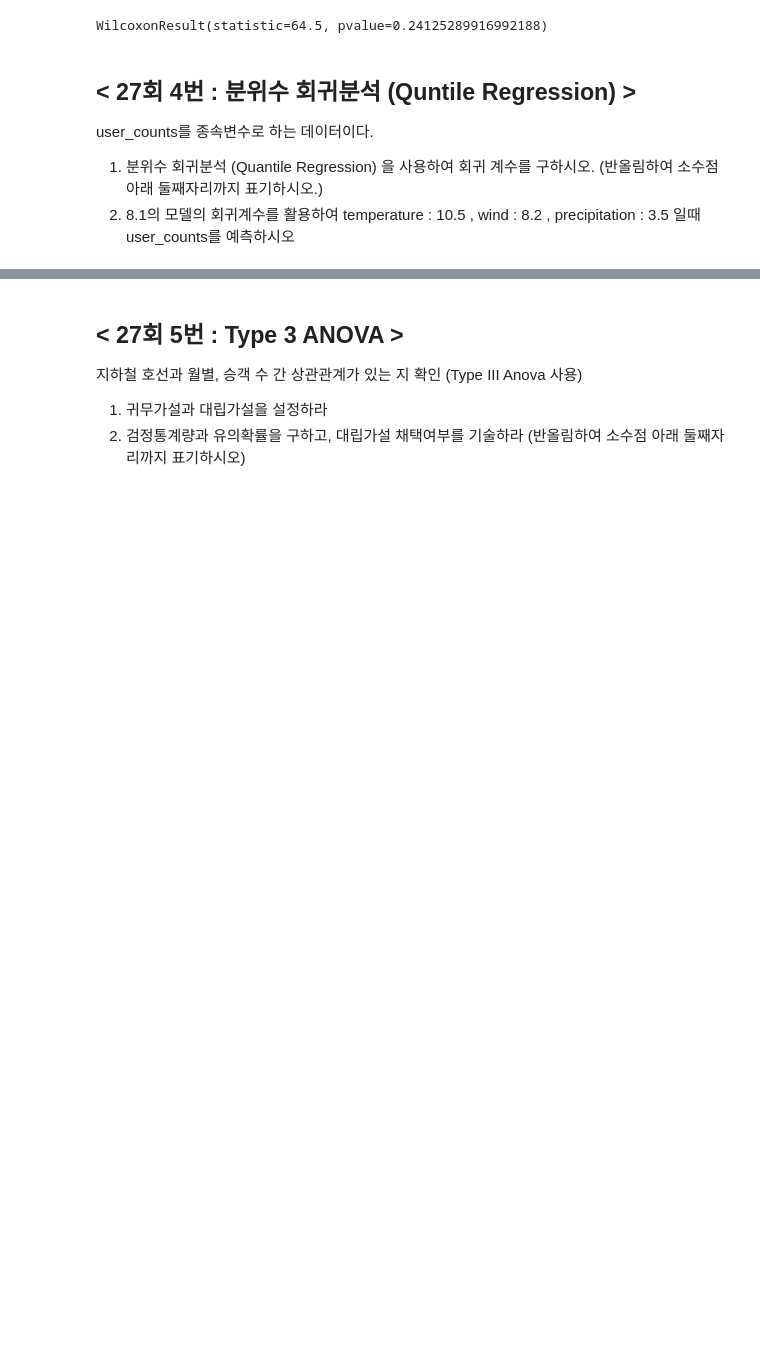
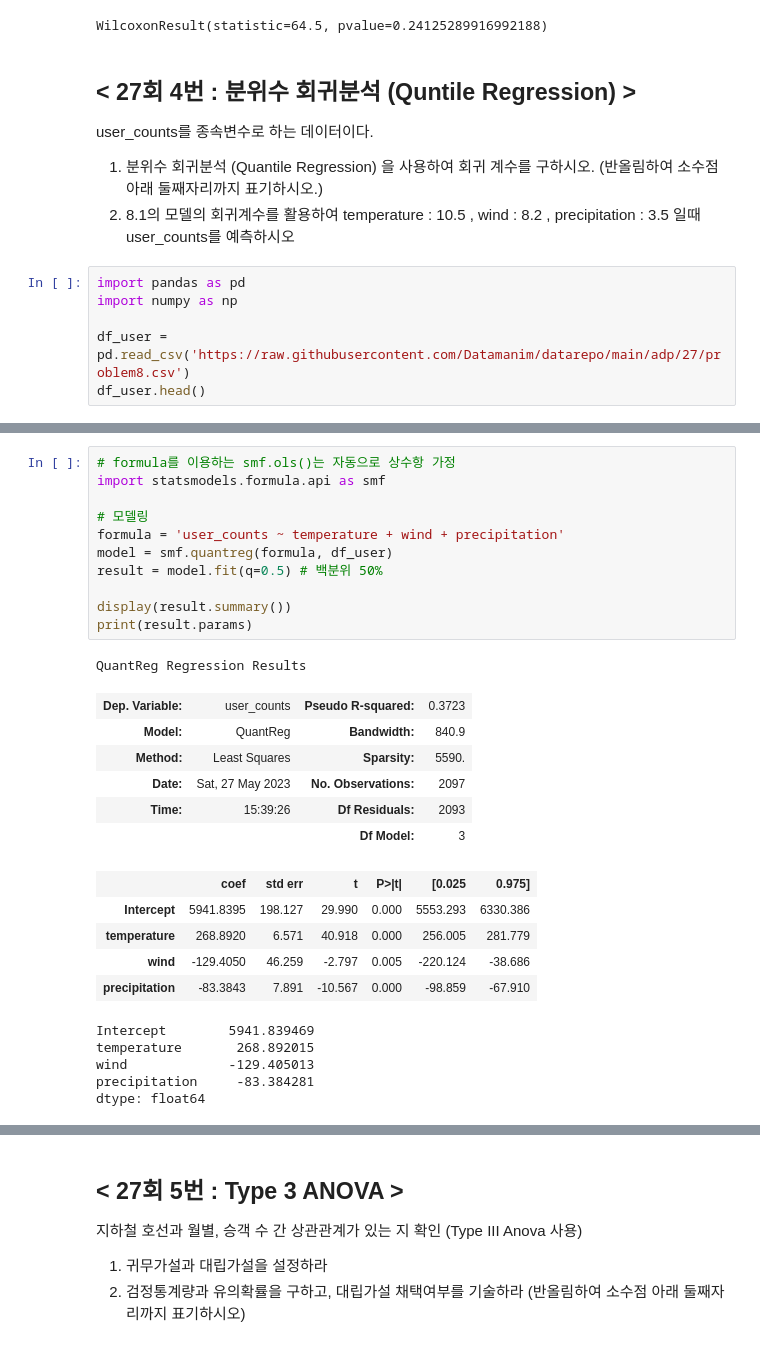
Before and after one commit to Minju-nimm/ADP, a Jupyter notebook: 기출/ADP_통계기출_28_25.ipynb, the cells around one changed output, grey strips where cells are left out. Cells and saved outputs as stored; diff of their text form; blank space fills up the shorter version.

```diff
--- a/기출/ADP_통계기출_28_25.ipynb
+++ b/기출/ADP_통계기출_28_25.ipynb
@@ -310,3 +511,9 @@ WilcoxonResult(statistic=64.5, pvalue=0.24125289916992188)
 user_counts를 종속변수로 하는 데이터이다.
 1. 분위수 회귀분석 (Quantile Regression) 을 사용하여 회귀 계수를 구하시오. (반올림하여 소수점 아래 둘째자리까지 표기하시오.)
 2. 8.1의 모델의 회귀계수를 활용하여 temperature : 10.5 , wind : 8.2 , precipitation : 3.5 일때 user_counts를 예측하시오
+# %%
+import pandas as pd
+import numpy as np
+
+df_user = pd.read_csv('https://raw.githubusercontent.com/Datamanim/datarepo/main/adp/27/problem8.csv')
+df_user.head()
@@ -312,0 +554,29 @@ user_counts를 종속변수로 하는 데이터이다.
+# %%
+# formula를 이용하는 smf.ols()는 자동으로 상수항 가정
+import statsmodels.formula.api as smf
+
+# 모델링
+formula = 'user_counts ~ temperature + wind + precipitation'
+model = smf.quantreg(formula, df_user)
+result = model.fit(q=0.5) # 백분위 50%
+
+display(result.summary())
+print(result.params)
+# %% [output]
+QuantReg Regression Results
+| Dep. Variable: | user_counts | Pseudo R-squared: | 0.3723 |
+| Model: | QuantReg | Bandwidth: | 840.9 |
+| Method: | Least Squares | Sparsity: | 5590. |
+| Date: | Sat, 27 May 2023 | No. Observations: | 2097 |
+| Time: | 15:39:26 | Df Residuals: | 2093 |
+|  |  | Df Model: | 3 |
+|  | coef | std err | t | P>|t| | [0.025 | 0.975] |
+| Intercept | 5941.8395 | 198.127 | 29.990 | 0.000 | 5553.293 | 6330.386 |
+| temperature | 268.8920 | 6.571 | 40.918 | 0.000 | 256.005 | 281.779 |
+| wind | -129.4050 | 46.259 | -2.797 | 0.005 | -220.124 | -38.686 |
+| precipitation | -83.3843 | 7.891 | -10.567 | 0.000 | -98.859 | -67.910 |
+Intercept        5941.839469
+temperature       268.892015
+wind             -129.405013
+precipitation     -83.384281
+dtype: float64
```
Also changed, not shown: parts of 25 cells of this notebook, 4 other files.
